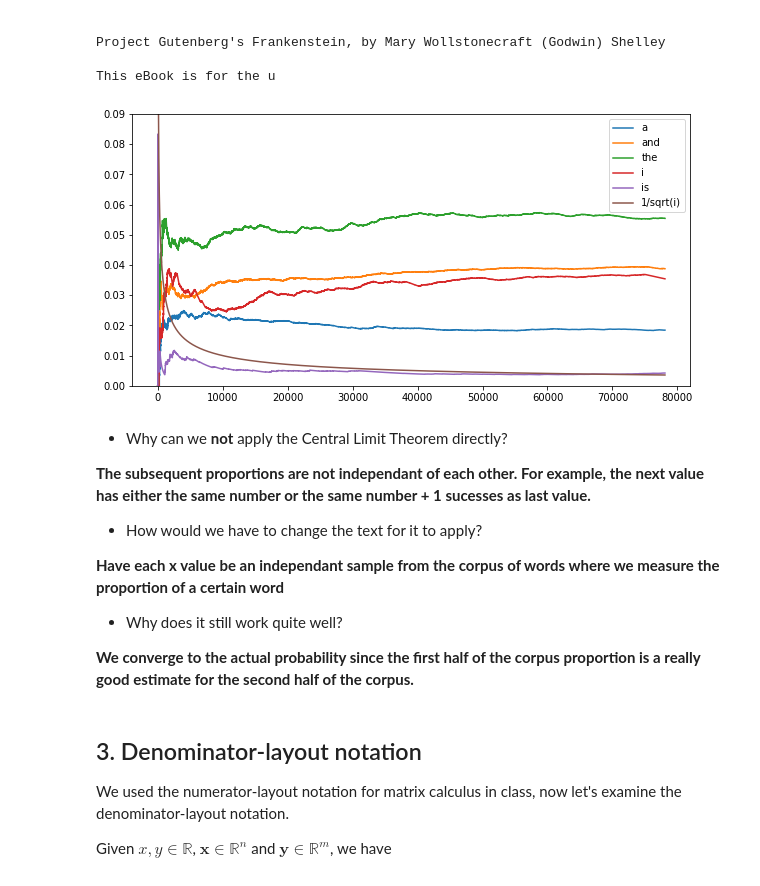
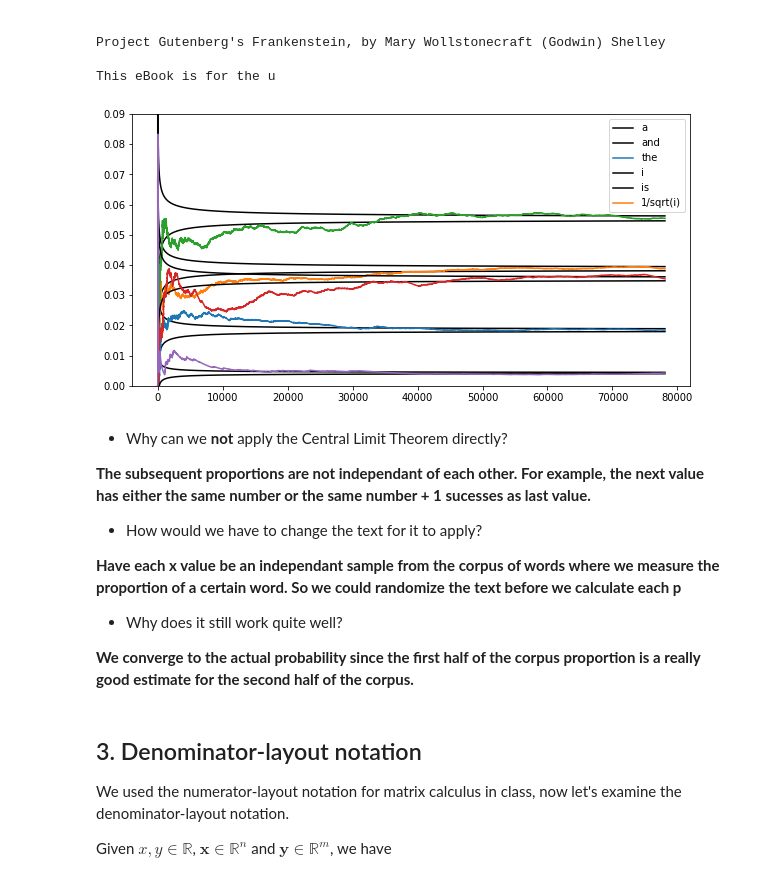
Before and after one commit to alexkassil/stat157, a Jupyter notebook: hw2/homework2.ipynb, the cells around one changed output. Drawn from its saved outputs; the diff is of its cells as text; code cells hidden in the pictures.

```diff
--- a/hw2/homework2.ipynb
+++ b/hw2/homework2.ipynb
@@ -88,19 +88,21 @@ tokens = np.array(tokens)
 # %%
 plt.figure(figsize=(10,5))
 words = ['a', 'and', 'the', 'i', 'is']
 for word in words:
     x = 1*(tokens == word)
+    mean = np.mean(x)
+    variance = mean * (1 - mean)
     y = np.arange(1, len(x)+1)
+    plt.plot(y,(variance**0.5) * np.power(y,-0.5) + mean,'black')
+    plt.plot(y,-(variance**0.5) * np.power(y,-0.5) + mean,'black')
     z = np.cumsum(x)/y
     plt.plot(y,z)
-x = 1/np.sqrt(y)
-plt.plot(y,x)
 plt.ylim(0, .09)
 
 plt.legend(words + ['1/sqrt(i)'])
 plt.show()
 # %% [output]
-[figure, old version]
+[figure, new version]
 # %% [markdown]
 * Why can we **not** apply the Central Limit Theorem directly?
 
@@ -108,7 +110,7 @@ plt.show()
 
 * How would we have to change the text for it to apply?
 
-**Have each x value be an independant sample from the corpus of words where we measure the proportion of a certain word**
+**Have each x value be an independant sample from the corpus of words where we measure the proportion of a certain word. So we could randomize the text before we calculate each p**
 
 * Why does it still work quite well?
 
```
